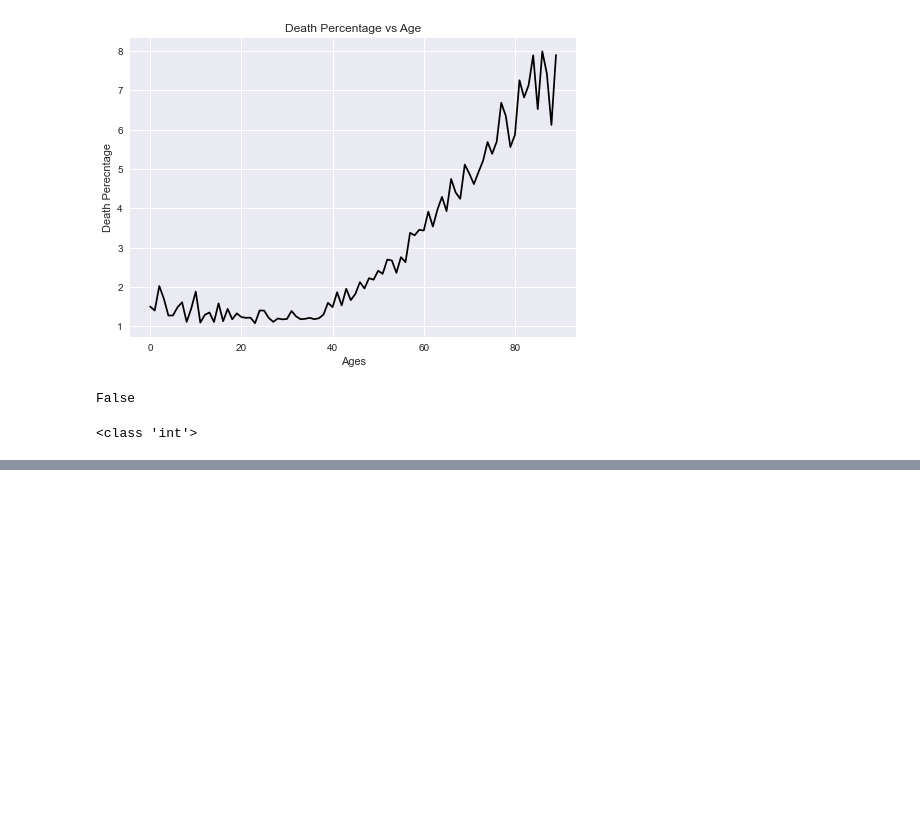
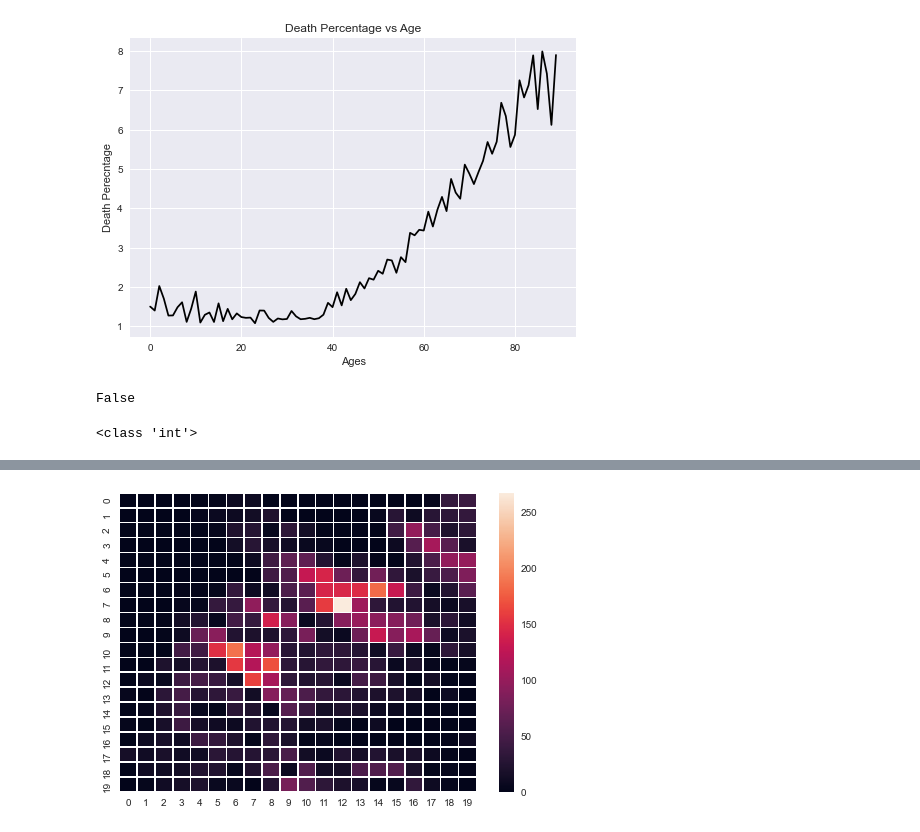
Before and after one commit to North17/Seg-Fault-NPSYPR, a Jupyter notebook: tests.ipynb, the cells around one changed output, grey strips where cells are left out. Cells and saved outputs as stored; diff of their text form; code cells hidden in the pictures; blank space fills up the shorter version.

```diff
--- a/tests.ipynb
+++ b/tests.ipynb
@@ -222,0 +209,22 @@ cases_array = np.array(coords_cases)
+# %%
+import numpy as np
+import seaborn as sns
+import matplotlib.pylab as plt
+import pandas as pd
+
+db = pd.read_csv('given_files\COVID_Dataset.csv')
+
+db = db.sort_values(by = ['x location', 'y location'])
+coords_deaths = []
+for i in range (1,21):
+    semi = []
+    for j in range (1,21):
+        semi.append(len(db[db['x location'] == i][db['y location'] == j][db['Outcome']== 'Dead']))
+    coords_deaths.append(semi)
+coords_cases
+
+deaths_array = np.array(coords_deaths)
+ax = sns.heatmap(deaths_array, linewidth = 0.5)
+plt.show()
+# %% [output]
+[figure, added]
```
Also changed, not shown: parts of 2 cells of this notebook.
